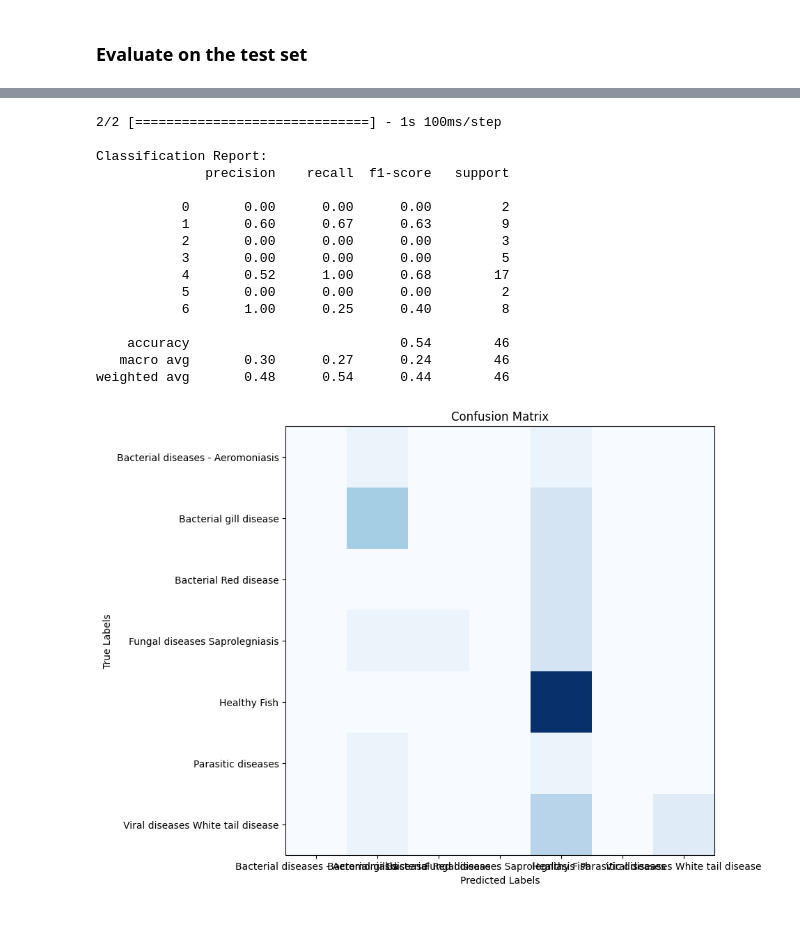
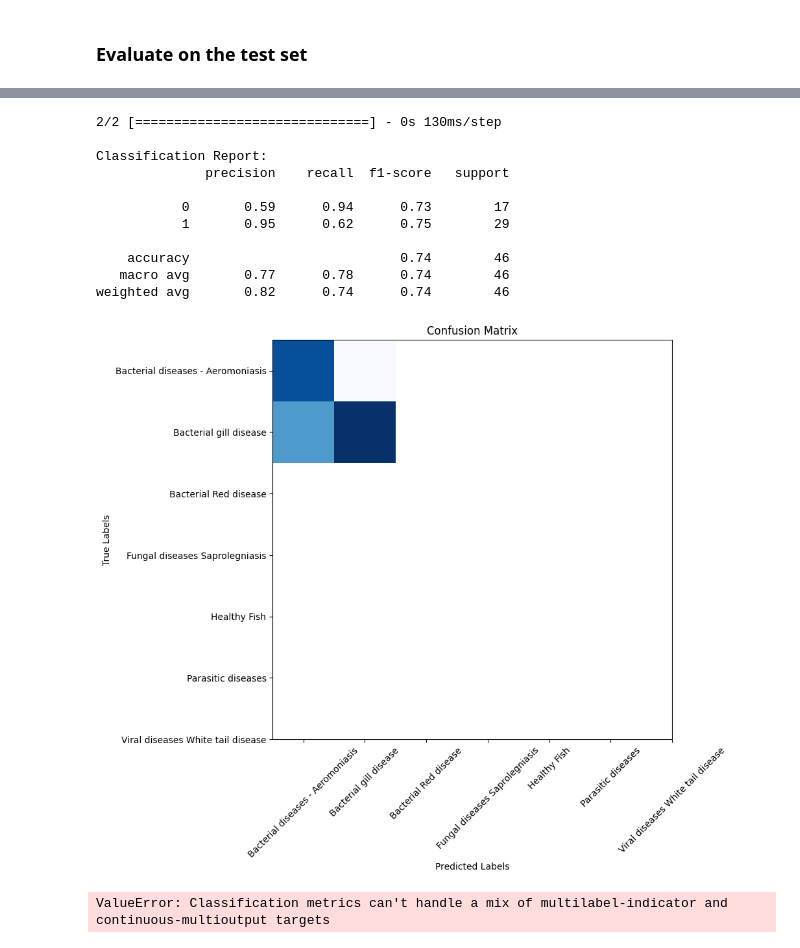
Before and after one commit to VineelaNedunuri/Deep-Learning, a Jupyter notebook: Project/model.ipynb, the cells around one changed output, grey strips where cells are left out. Saved outputs shown, nothing was run; the diff lists cells and outputs as text; code cells hidden in the pictures; blank space fills up the shorter version.

Commit message:
add data agumentation

```diff
--- a/Project/model.ipynb
+++ b/Project/model.ipynb
@@ -34,12 +35,11 @@ for class_name in classes:
         image = load_img(image_path, target_size=(128, 128))  # Adjust target_size as needed
         image_array = img_to_array(image)
         data.append(image_array)
-        labels.append(classes.index(class_name))
+        labels.append(1 if class_name != 'Healthy Fish' else 0)
 
 # Convert lists to numpy arrays
 data = np.array(data)
 labels = np.array(labels)
-labels
 # %% [output]
 fish\Bacterial diseases - Aeromoniasis
 fish\Bacterial gill disease
@@ -74,6 +57,13 @@ labels = to_categorical(labels, len(classes))
 print(labels.shape)
 # %% [output]
 (460, 7)
+# %%
+# Apply data augmentation
+datagen = ImageDataGenerator(
+    rotation_range=20,
+    width_shift_range=0.2,
+    height_shift_range=0.2,zoom_range=0.2,
+    horizontal_flip=True, fill_mode='nearest')
 # %%
 # Split the data into training, validation, and test sets
 x_train, x, y_train, y = train_test_split(data, labels, test_size=0.2, random_state=42)
@@ -91,24 +81,21 @@ The shape of test data :(46, 128, 128, 3),(46, 7)
 # %%
 # Build the model
 model = Sequential([
-    Conv2D(filters=32, kernel_size=(3, 3), padding='same', activation='relu', input_shape=(128, 128, 3)),
+    Conv2D(filters=32, kernel_size=(3, 3), padding='same', activation='relu', input_shape=(128, 128, 3),kernel_regularizer=l2(0.01)),
     MaxPooling2D(pool_size=(2, 2)),
-    Conv2D(filters=64, kernel_size=(3, 3), padding='same', activation='relu', input_shape=(128, 128, 3)),
+    Conv2D(filters=64, kernel_size=(3, 3), padding='same', activation='relu', input_shape=(128, 128, 3),kernel_regularizer=l2(0.01)),
     MaxPooling2D(pool_size=(2, 2)),
-    Conv2D(filters=128, kernel_size=(3, 3), padding='same', activation='relu'),
+    Conv2D(filters=128, kernel_size=(3, 3), padding='same', activation='relu',kernel_regularizer=l2(0.01)),
     MaxPooling2D(pool_size=(2, 2)),
 
     Flatten(),
-    Dense(128, activation='relu'),
+    Dense(128, activation='relu',kernel_regularizer=l2(0.01)),
     Dropout(rate=0.5),
-    Dense(64, activation='relu'),
+    Dense(64, activation='relu',kernel_regularizer=l2(0.01)),
     Dropout(rate=0.3),
-    Dense(len(classes), activation='softmax')
+    Dense(len(classes), activation='sigmoid',kernel_regularizer=l2(0.01))
 ])
 
 # Compile the model
-model.compile(optimizer=Adam(learning_rate=0.001), loss='categorical_crossentropy', metrics=['accuracy'])
-
-# Print model summary
-model.summary()
+model.compile(optimizer=Adam(learning_rate=0.001), loss='binary_crossentropy', metrics=['accuracy'])
 # %% [output]
@@ -135,6 +125,6 @@ _________________________________________________________________
 # Train the model
 batch_size = 32
 epochs = 10
-history = model.fit(x_train, y_train, epochs=epochs, batch_size=batch_size, validation_data=(x_val, y_val))
+history = model.fit(datagen.flow(x_train, y_train, batch_size=batch_size), epochs=epochs, validation_data=(x_val, y_val))
 # %% [output]
 Epoch 1/10
@@ -198,32 +201,40 @@ true_labels = np.argmax(y_test, axis=1)
 print('\nClassification Report:')
 print(classification_report(true_labels, predicted_labels))
 # %% [output]
-2/2 [==============================] - 1s 100ms/step
+2/2 [==============================] - 0s 130ms/step
 
 Classification Report:
               precision    recall  f1-score   support
 
-           0       0.00      0.00      0.00         2
-           1       0.60      0.67      0.63         9
-           2       0.00      0.00      0.00         3
-           3       0.00      0.00      0.00         5
-           4       0.52      1.00      0.68        17
-           5       0.00      0.00      0.00         2
-           6       1.00      0.25      0.40         8
+           0       0.59      0.94      0.73        17
+           1       0.95      0.62      0.75        29
 
-    accuracy                           0.54        46
-   macro avg       0.30      0.27      0.24        46
-weighted avg       0.48      0.54      0.44        46
+    accuracy                           0.74        46
+   macro avg       0.77      0.78      0.74        46
+weighted avg       0.82      0.74      0.74        46
 # %%
 # Plot confusion matrix
 cf_matrix = confusion_matrix(true_labels, predicted_labels)
 plt.figure(figsize=(8, 8))
 plt.imshow(cf_matrix, cmap='Blues', interpolation='nearest')
 plt.title('Confusion Matrix')
-plt.xticks(np.arange(len(classes)), classes)
+plt.xticks(np.arange(len(classes)), classes,rotation=45)
 plt.yticks(np.arange(len(classes)), classes)
 plt.xlabel('Predicted Labels')
 plt.ylabel('True Labels')
 plt.show()
 # %% [output]
-[figure, old version]
+[figure, new version]
+# %%
+# Plot confusion matrix
+cf_matrix = confusion_matrix(y_test, predictions)
+plt.figure(figsize=(8, 8))
+plt.imshow(cf_matrix, cmap='Blues', interpolation='nearest')
+plt.title('Confusion Matrix')
+plt.xticks(np.arange(2), ['Healthy', 'Sick'], rotation=45)
+plt.yticks(np.arange(2), ['Healthy', 'Sick'])
+plt.xlabel('Predicted Labels')
+plt.ylabel('True Labels')
+plt.show()
+# %% [output]
+ValueError: Classification metrics can't handle a mix of multilabel-indicator and continuous-multioutput targets
```
Also changed, not shown: parts of 8 cells of this notebook.
